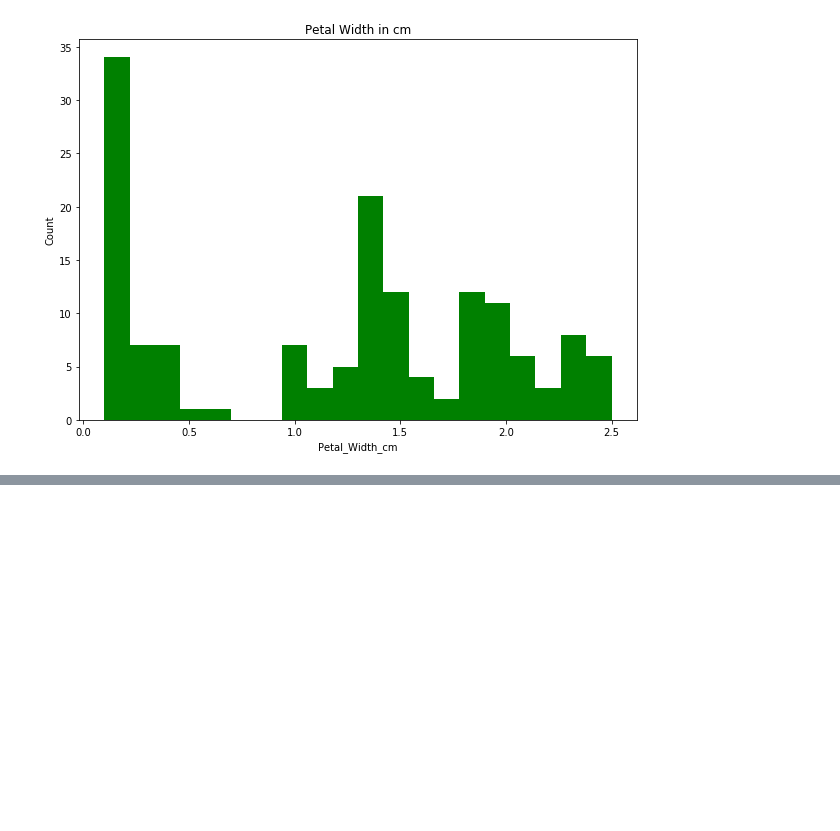
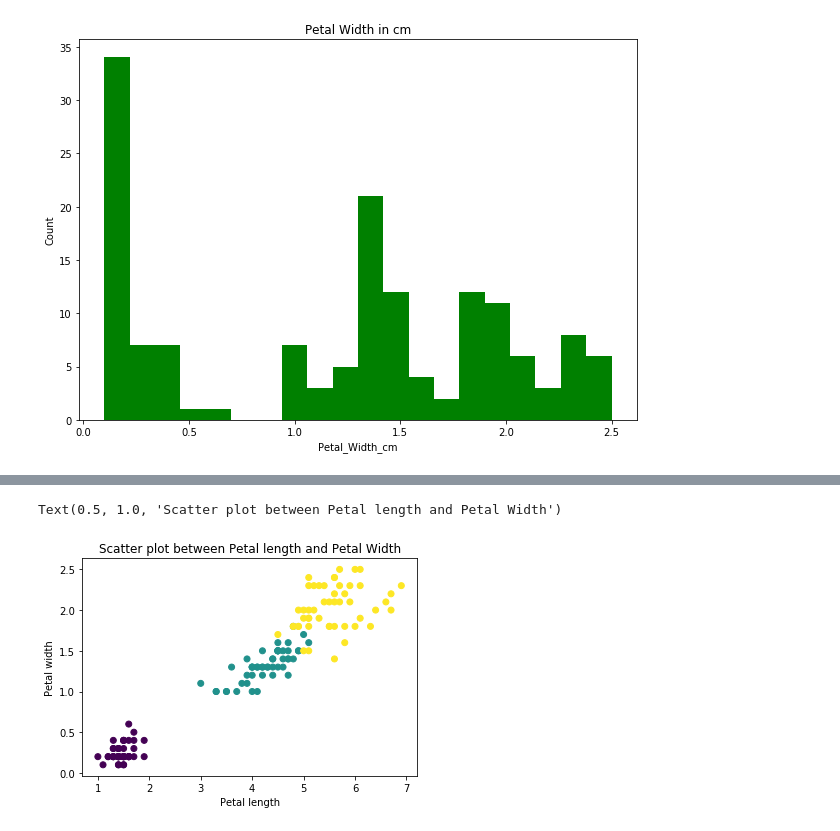
Before and after one commit to MaliniRavi/ML_learn, a Jupyter notebook: explore_iris.ipynb, the cells around one changed output, grey strips where cells are left out. Saved outputs shown, nothing was run; the diff lists cells and outputs as text; code cells hidden in the pictures; blank space fills up the shorter version.

```diff
--- a/explore_iris.ipynb
+++ b/explore_iris.ipynb
@@ -71,0 +89,18 @@ Text(0, 0.5, 'Count')
+# %%
+X = iris_data.data[:, 2:4]
+y = iris_data.target
+
+#print (X,y)
+
+#plt.figure(figsize=(15, 5))
+#plt.subplot(121)
+#plt.contourf(xx, yy, Z, cmap=plt.cm.tab10, alpha=0.3)
+#plt.scatter(X[:, 0], X[:, 1], c=y, cmap=plt.cm.Set1)
+plt.scatter(X[:, 0], X[:, 1],c=y)
+plt.xlabel('Petal length')
+plt.ylabel('Petal width')
+#plt.xlim(xx.min(), xx.max())
+plt.title('Scatter plot between Petal length and Petal Width')
+# %% [output]
+Text(0.5, 1.0, 'Scatter plot between Petal length and Petal Width')
+[figure, added]
```
Also changed, not shown: parts of 2 cells of this notebook.
